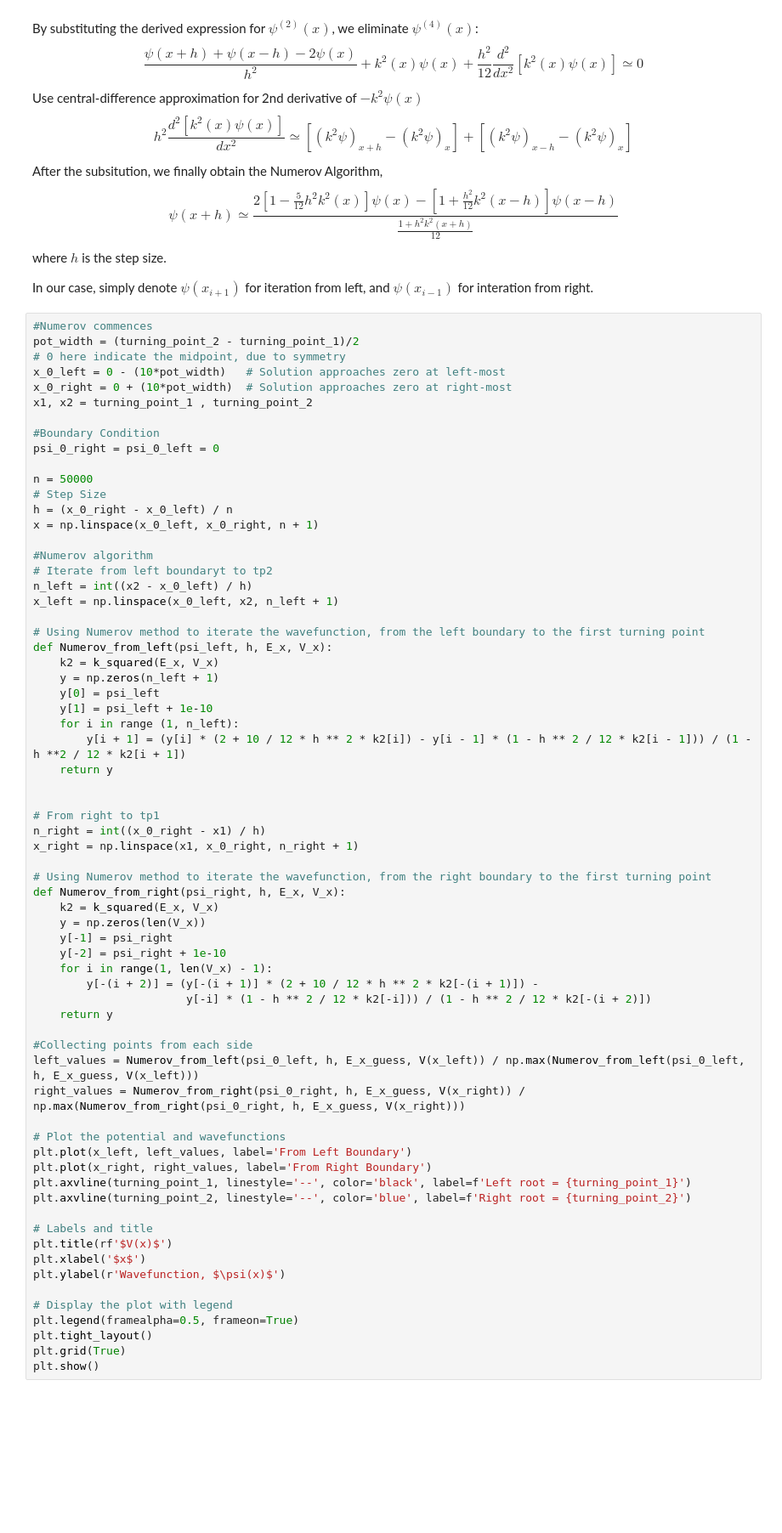
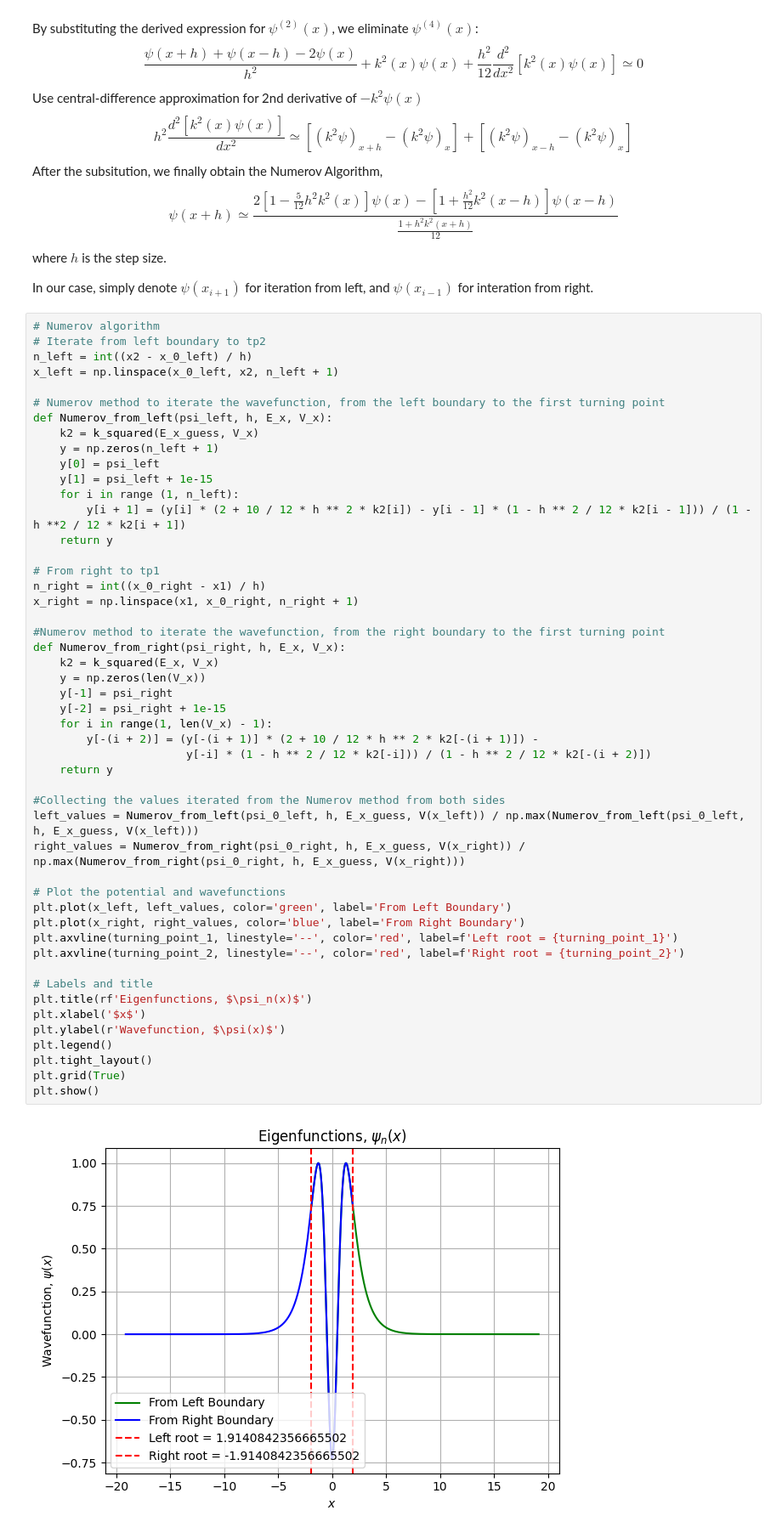
Before and after one commit to ruthran22003223/RUTHRAN-22003223, a Jupyter notebook: Ruth's Computer Assignment.ipynb, the cells around one changed output. Shown at 85% size. Drawn from its saved outputs; the diff is of its cells as text; blank space fills up the shorter version.

```diff
--- a/Ruth's Computer Assignment.ipynb
+++ b/Ruth's Computer Assignment.ipynb
@@ -188,69 +258,53 @@ where $h$ is the step size.
 
 In our case, simply denote $\psi(x_{i+1})$ for iteration from left, and $\psi(x_{i-1})$ for interation from right.
 # %%
-#Numerov commences
-pot_width = (turning_point_2 - turning_point_1)/2
-# 0 here indicate the midpoint, due to symmetry
-x_0_left = 0 - (10*pot_width)   # Solution approaches zero at left-most
-x_0_right = 0 + (10*pot_width)  # Solution approaches zero at right-most
-x1, x2 = turning_point_1 , turning_point_2
-
-#Boundary Condition
-psi_0_right = psi_0_left = 0
-
-n = 50000
-# Step Size
-h = (x_0_right - x_0_left) / n
-x = np.linspace(x_0_left, x_0_right, n + 1)
-
-#Numerov algorithm
-# Iterate from left boundaryt to tp2
+# Numerov algorithm
+# Iterate from left boundary to tp2
 n_left = int((x2 - x_0_left) / h)
 x_left = np.linspace(x_0_left, x2, n_left + 1)
 
-# Using Numerov method to iterate the wavefunction, from the left boundary to the first turning point
+# Numerov method to iterate the wavefunction, from the left boundary to the first turning point
 def Numerov_from_left(psi_left, h, E_x, V_x):
-    k2 = k_squared(E_x, V_x)
+    k2 = k_squared(E_x_guess, V_x)
     y = np.zeros(n_left + 1)
     y[0] = psi_left
-    y[1] = psi_left + 1e-10
+    y[1] = psi_left + 1e-15
     for i in range (1, n_left):
         y[i + 1] = (y[i] * (2 + 10 / 12 * h ** 2 * k2[i]) - y[i - 1] * (1 - h ** 2 / 12 * k2[i - 1])) / (1 - h **2 / 12 * k2[i + 1])
     return y
-
 
 # From right to tp1
 n_right = int((x_0_right - x1) / h)
 x_right = np.linspace(x1, x_0_right, n_right + 1)
 
-# Using Numerov method to iterate the wavefunction, from the right boundary to the first turning point
+#Numerov method to iterate the wavefunction, from the right boundary to the first turning point
 def Numerov_from_right(psi_right, h, E_x, V_x):
     k2 = k_squared(E_x, V_x)
     y = np.zeros(len(V_x))
     y[-1] = psi_right
-    y[-2] = psi_right + 1e-10
+    y[-2] = psi_right + 1e-15
     for i in range(1, len(V_x) - 1):
         y[-(i + 2)] = (y[-(i + 1)] * (2 + 10 / 12 * h ** 2 * k2[-(i + 1)]) -
                        y[-i] * (1 - h ** 2 / 12 * k2[-i])) / (1 - h ** 2 / 12 * k2[-(i + 2)])
     return y
 
-#Collecting points from each side
+#Collecting the values iterated from the Numerov method from both sides
 left_values = Numerov_from_left(psi_0_left, h, E_x_guess, V(x_left)) / np.max(Numerov_from_left(psi_0_left, h, E_x_guess, V(x_left)))
 right_values = Numerov_from_right(psi_0_right, h, E_x_guess, V(x_right)) / np.max(Numerov_from_right(psi_0_right, h, E_x_guess, V(x_right)))
 
 # Plot the potential and wavefunctions
-plt.plot(x_left, left_values, label='From Left Boundary')
-plt.plot(x_right, right_values, label='From Right Boundary')
-plt.axvline(turning_point_1, linestyle='--', color='black', label=f'Left root = {turning_point_1}')
-plt.axvline(turning_point_2, linestyle='--', color='blue', label=f'Right root = {turning_point_2}')
+plt.plot(x_left, left_values, color='green', label='From Left Boundary')
+plt.plot(x_right, right_values, color='blue', label='From Right Boundary')
+plt.axvline(turning_point_1, linestyle='--', color='red', label=f'Left root = {turning_point_1}')
+plt.axvline(turning_point_2, linestyle='--', color='red', label=f'Right root = {turning_point_2}')
 
 # Labels and title
-plt.title(rf'$V(x)$')
+plt.title(rf'Eigenfunctions, $\psi_n(x)$')
 plt.xlabel('$x$')
 plt.ylabel(r'Wavefunction, $\psi(x)$')
-
-# Display the plot with legend
-plt.legend(framealpha=0.5, frameon=True)
+plt.legend()
 plt.tight_layout()
 plt.grid(True)
 plt.show()
+# %% [output]
+[figure, added]
```
Also changed, not shown: parts of 17 cells of this notebook.
